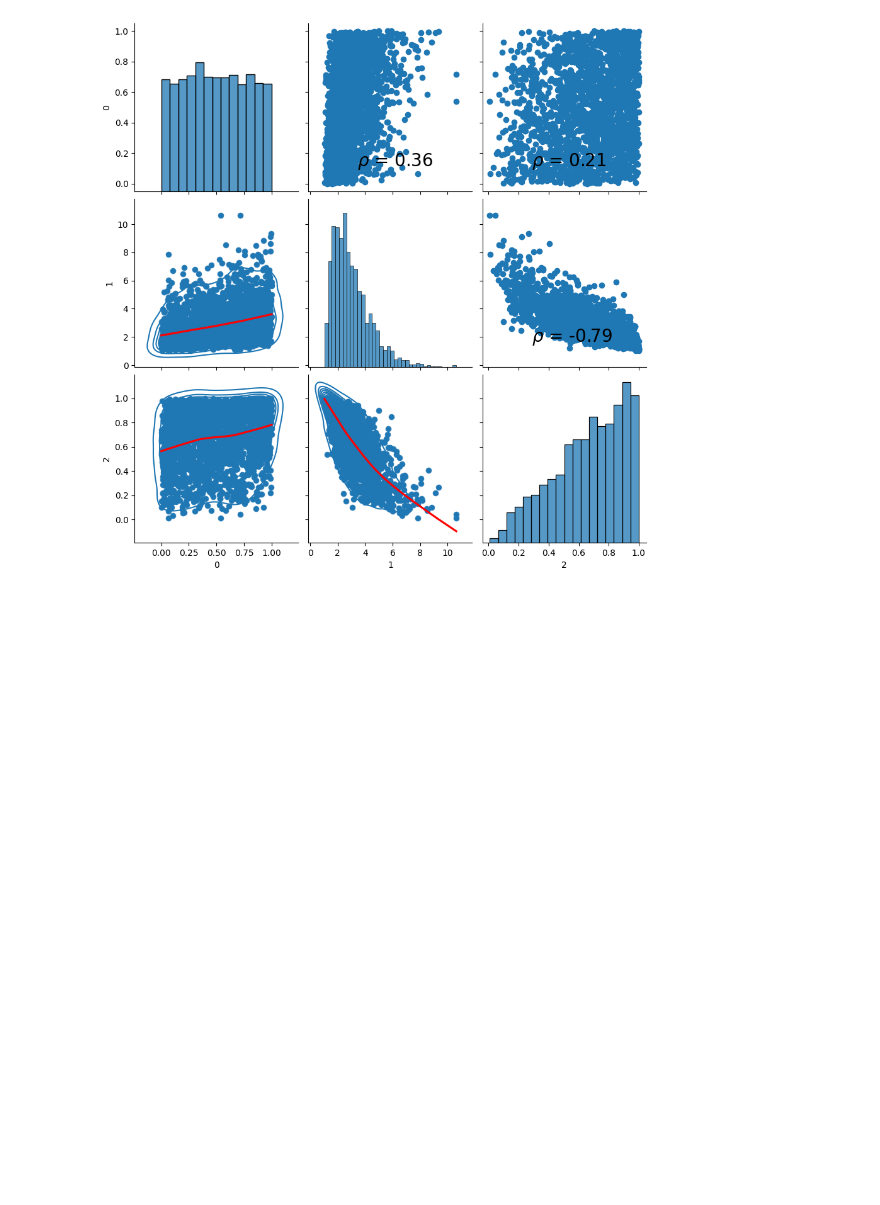
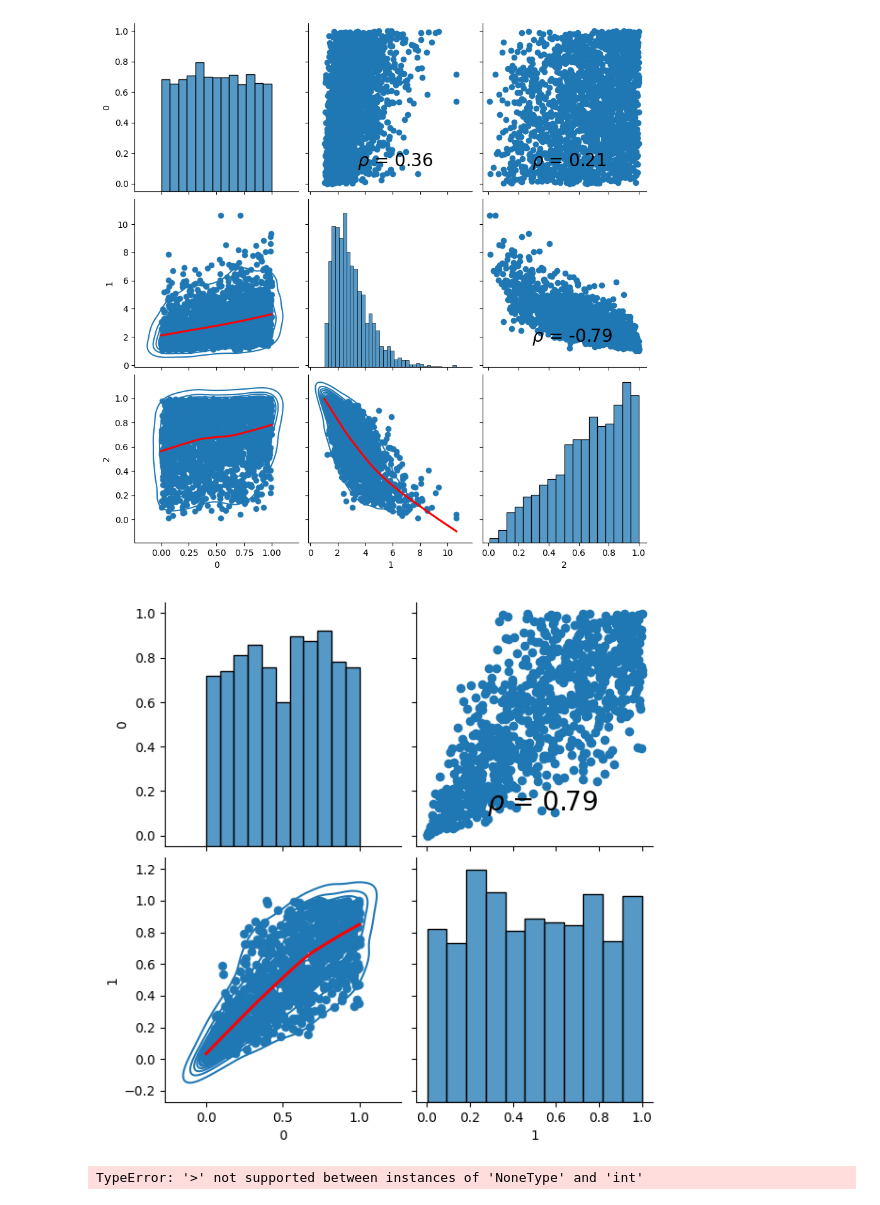
Before and after one commit to usenameFD/Asset-management, a Jupyter notebook: Copulus/copule.ipynb, the cells around one changed output. Cells and saved outputs as stored; diff of their text form; code cells hidden in the pictures; blank space fills up the shorter version.

```diff
--- a/Copulus/copule.ipynb
+++ b/Copulus/copule.ipynb
@@ -59,3 +59,16 @@ plot(z)
 plot(w)
 # %% [output]
 [figure]
+# %%
+# Simulation de la copule de clayton de paramètre 3
+theta = 3
+u1 = np.random.uniform(0,1, size = 1000)
+v = np.random.uniform(0,1, size = 1000)
+
+u2 = (( v**(-theta/(1+theta)) - 1) * u1**(-theta) + 1 )**(-1/theta)
+# %%
+u = np.array([u1, u2]).T
+# %%
+plot(u)
+# %% [output]
+[figure, added]
@@ -61,0 +77,12 @@ plot(w)
+# %%
+from copulas.bivariate import Clayton
+# Définir un paramètre de copule (theta)
+theta = 3
+copula = Clayton(theta)
+
+# Générer des échantillons (n=1000)
+samples = copula.sample(100)
+
+print(samples[:5])
+# %% [output]
+TypeError: '>' not supported between instances of 'NoneType' and 'int'
```
Also changed, not shown: parts of 1 cell of this notebook, 5 other files.
